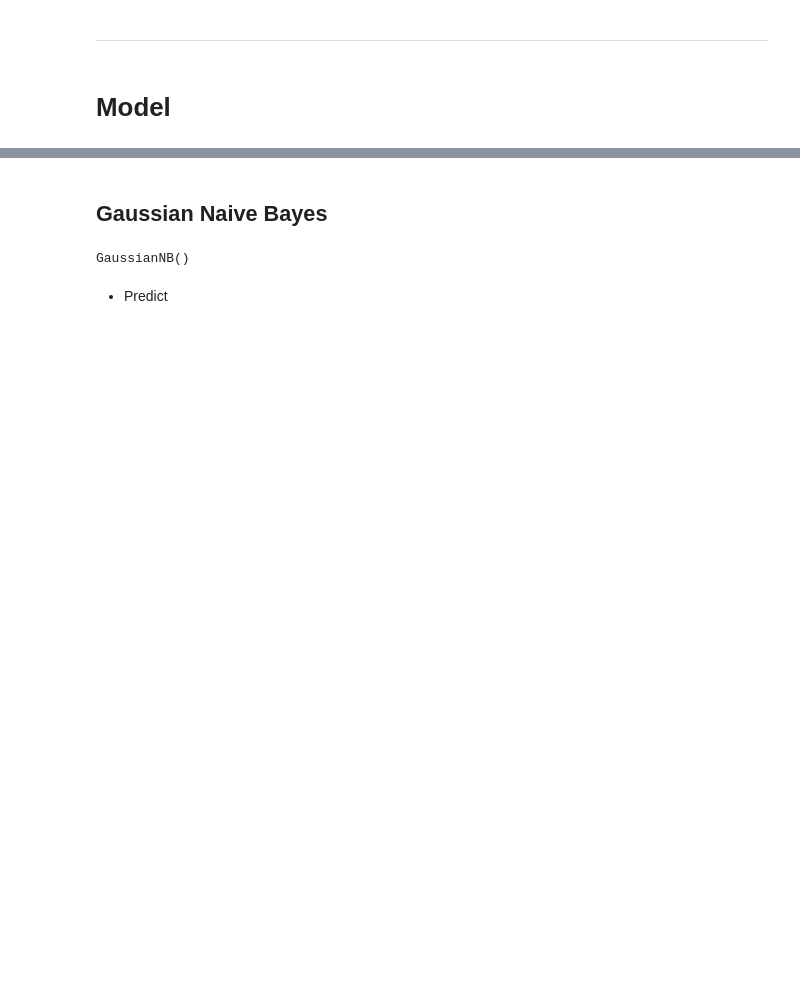
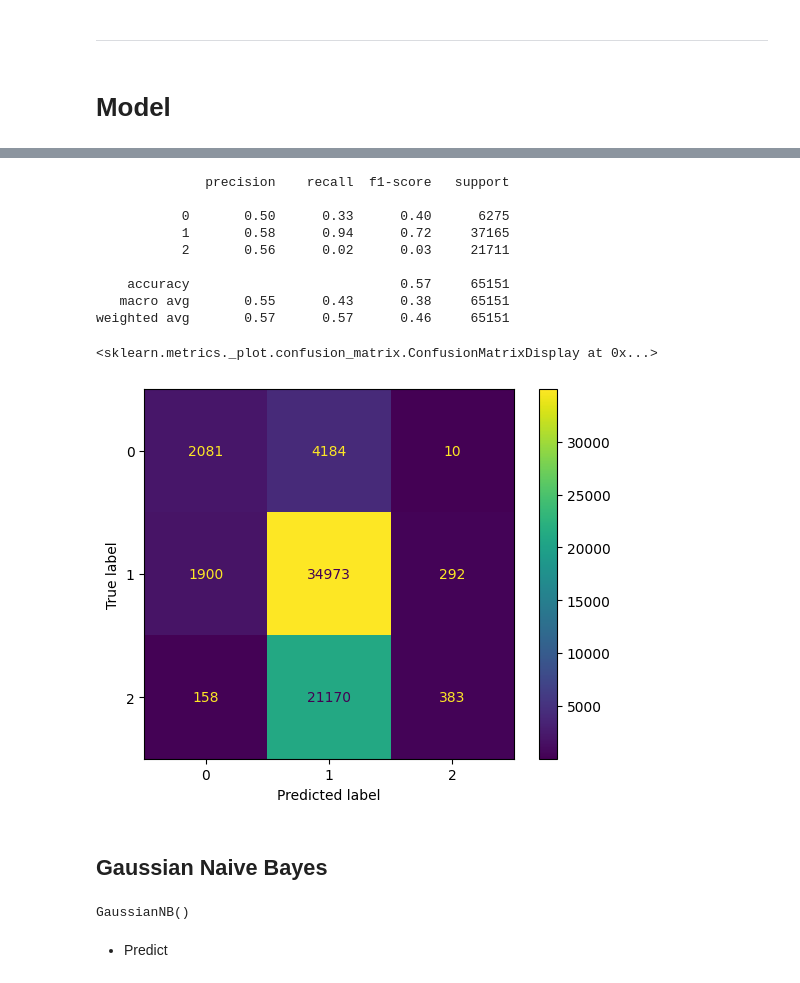
Before and after one commit to anbit192/earthquake, a Jupyter notebook: naive_bayes.ipynb, the cells around one changed output, grey strips where cells are left out. Saved outputs shown, nothing was run; the diff lists cells and outputs as text; code cells hidden in the pictures; blank space fills up the shorter version.

```diff
--- a/naive_bayes.ipynb
+++ b/naive_bayes.ipynb
@@ -52,3 +148,20 @@ X_train, X_test, Y_train, Y_test = train_test_split(X, Y, test_size=0.25, random
+# %%
+Y_pred = mnb.predict(X_test.astype(int))
+cm = metrics.confusion_matrix(Y_test, Y_pred)
+print(metrics.classification_report(Y_test, Y_pred))
+metrics.ConfusionMatrixDisplay(cm).plot()
+# %% [output]
+              precision    recall  f1-score   support
+
+           0       0.50      0.33      0.40      6275
+           1       0.58      0.94      0.72     37165
+           2       0.56      0.02      0.03     21711
+
+    accuracy                           0.57     65151
+   macro avg       0.55      0.43      0.38     65151
+weighted avg       0.57      0.57      0.46     65151
+<sklearn.metrics._plot.confusion_matrix.ConfusionMatrixDisplay at 0x...>
+[figure, added]
 # %% [markdown]
 ## Gaussian Naive Bayes
 # %%
```
Also changed, not shown: parts of 20 cells of this notebook, 2 other files.
